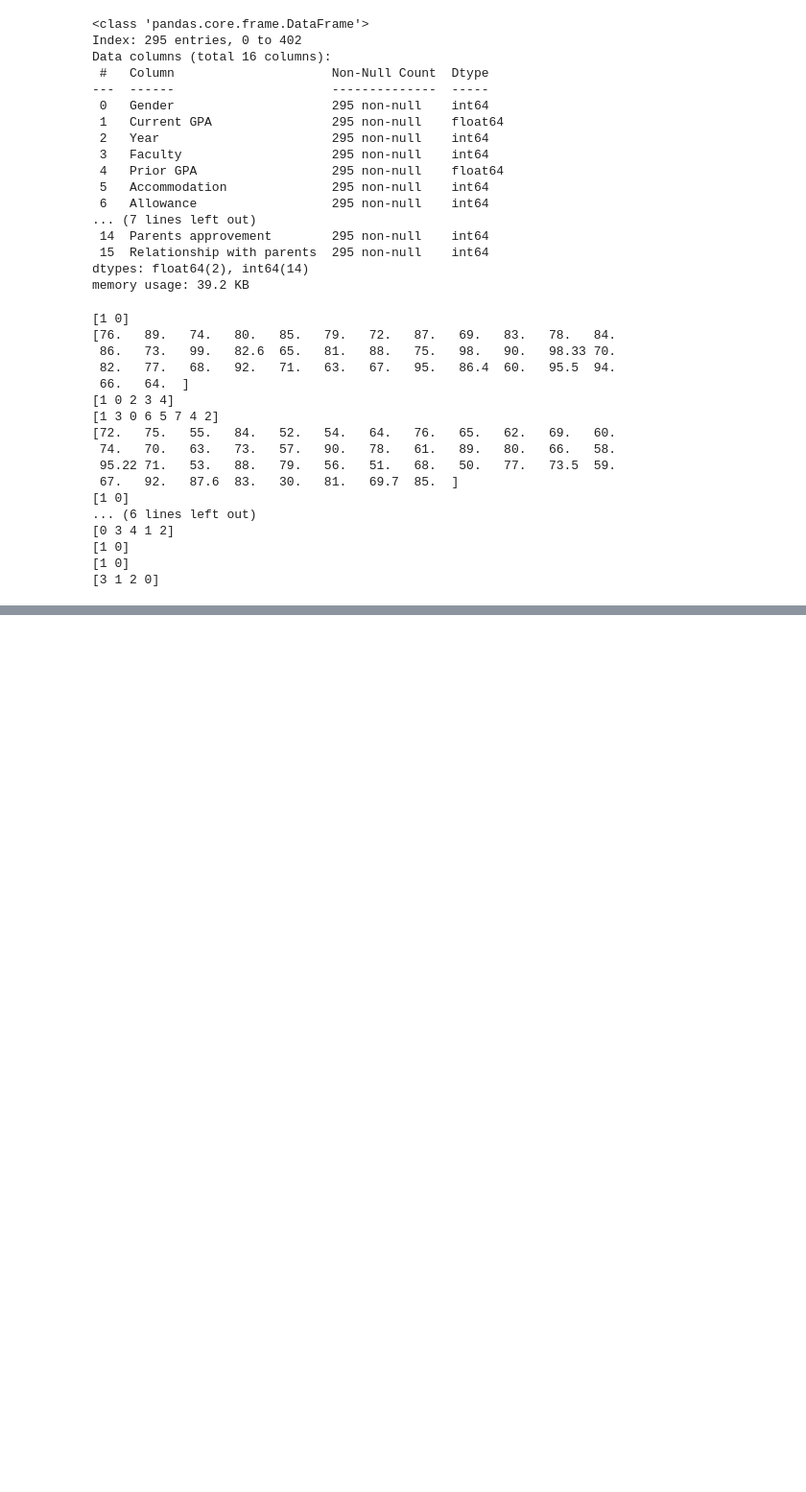
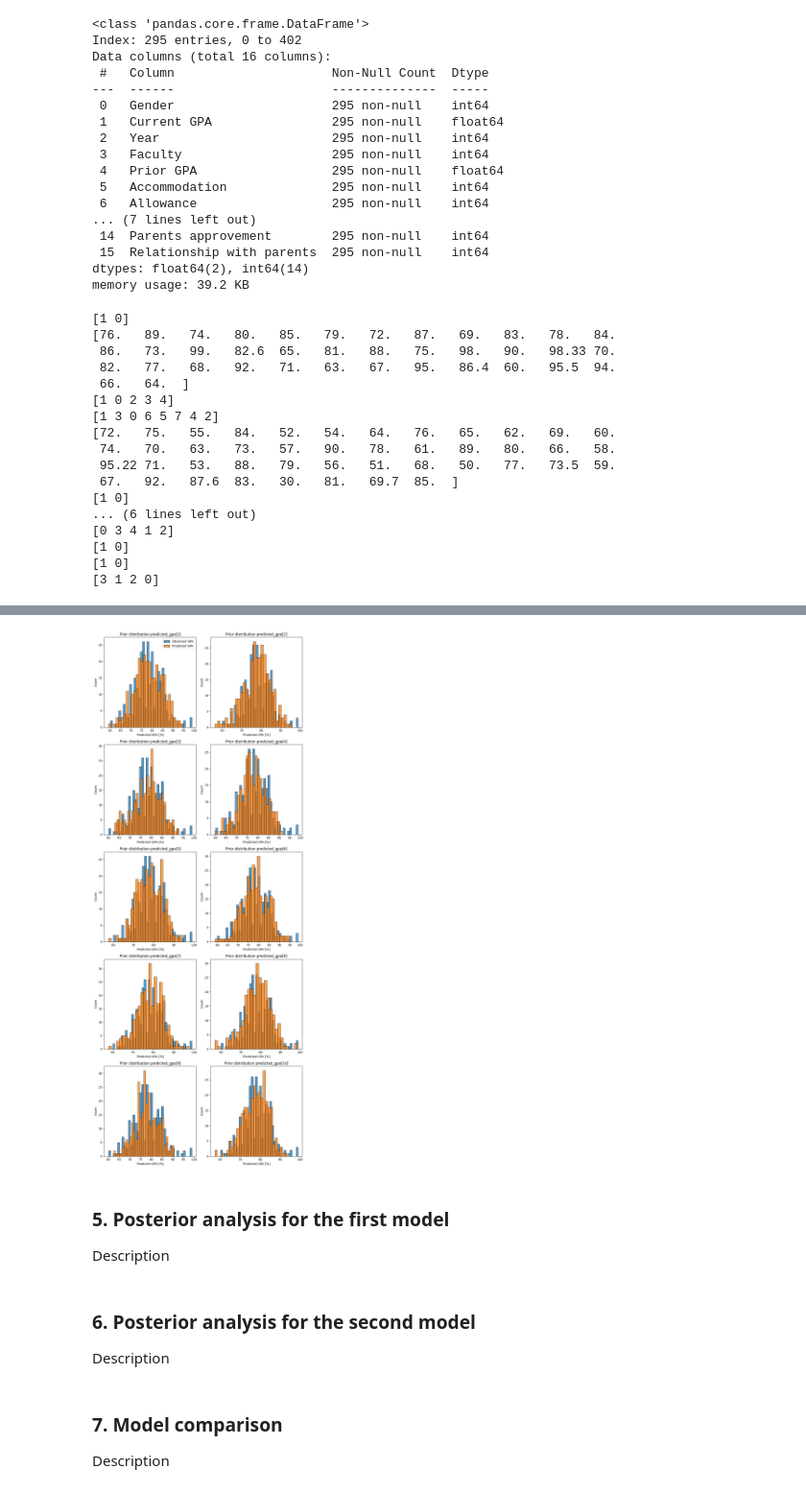
Before and after one commit to DanielJurkowski/DataAnalyticsProject, a Jupyter notebook: notebook.ipynb, the cells around one changed output, grey strips where cells are left out. Shown at 96% size. Cells and saved outputs as stored; diff of their text form; code cells hidden in the pictures; blank space fills up the shorter version.

```diff
--- a/notebook.ipynb
+++ b/notebook.ipynb
@@ -550,0 +517,10 @@ Description
+# %%
+prior_model_2 = CmdStanModel(stan_file='src/prior_model_2.stan')
+
+samples_model_2 = prior_model_2.sample(data=data_simulated,
+                                       iter_sampling=R,
+                                       iter_warmup=1,
+                                       chains=1,
+                                       fixed_param=True,
+                                       seed=20052024,
+                                       refresh=R)
@@ -550,0 +531,3 @@ Description
+# %%
+df_2 = samples_model_2.draws_pd()
+df_2.head()
@@ -550,0 +542,29 @@ Description
+# %%
+fig, axes = plt.subplots(5, 2, figsize=(10, 25))
+
+for i, column in enumerate(columns):
+    row = i // 2
+    col = i % 2
+    ax = axes[row, col]
+
+    sns.histplot(data['Current GPA'], ax=ax, bins=len(data['Current GPA'].unique()))
+    sns.histplot(df_2[column], ax=ax, bins=30)
+
+    ax.set_title(f'Prior distribution {column}')
+    ax.set_xlabel('Predicted GPA [%]')
+    if i == 0:
+        ax.legend(['Observed GPA', 'Predicted GPA'])
+
+plt.tight_layout()
+plt.show()
+# %% [output]
+[figure, added]
+# %% [markdown]
+### 5. Posterior analysis for the first model
+Description
+# %% [markdown]
+### 6. Posterior analysis for the second model
+Description
+# %% [markdown]
+### 7. Model comparison
+Description
```
Also changed, not shown: parts of 44 cells of this notebook, 7 other files.
